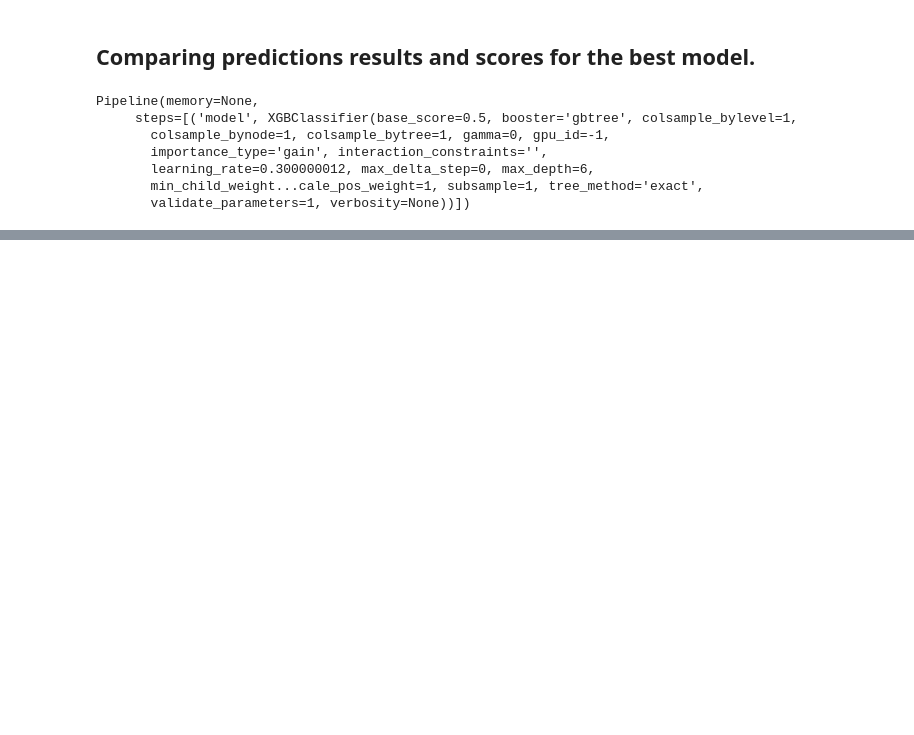
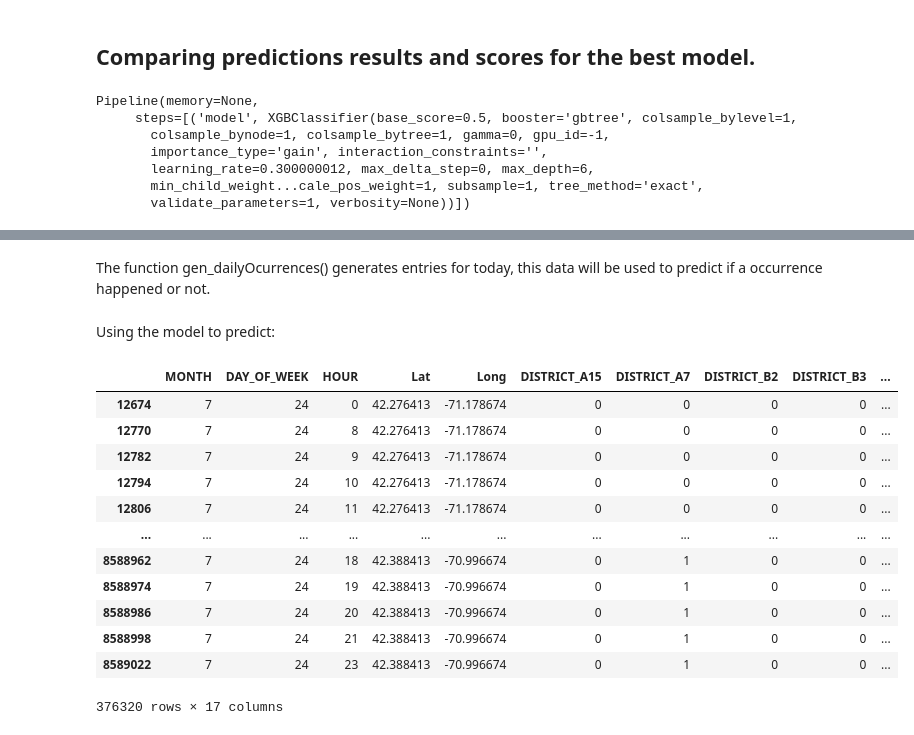
Before and after one commit to RaphaelRoriz/Machine-learning, a Jupyter notebook: CrimeBoston/Predictive modeling.ipynb, the cells around one changed output, grey strips where cells are left out. Cells and saved outputs as stored; diff of their text form; code cells hidden in the pictures; blank space fills up the shorter version.

Commit message:
daily entries classification

```diff
--- a/CrimeBoston/Predictive modeling.ipynb
+++ b/CrimeBoston/Predictive modeling.ipynb
@@ -314,0 +333,26 @@ array([[ 9683,   340],
+# %% [markdown]
+The function gen_dailyOcurrences() generates entries for today, this data will be used to predict if a occurrence happened or not.
+# %%
+data = gen_dailyOcurrences()
+# %% [markdown]
+Using the model to predict:
+# %%
+data['occurred'] = xgbPipeline.predict(data)
+# %%
+occurred = data[data['occurred'] == 1]
+# %%
+occurred
+# %% [output]
+|  | MONTH | DAY_OF_WEEK | HOUR | Lat | Long | DISTRICT_A15 | DISTRICT_A7 | DISTRICT_B2 | DISTRICT_B3 | ... |
+| 12674 | 7 | 24 | 0 | 42.276413 | -71.178674 | 0 | 0 | 0 | 0 | ... |
+| 12770 | 7 | 24 | 8 | 42.276413 | -71.178674 | 0 | 0 | 0 | 0 | ... |
+| 12782 | 7 | 24 | 9 | 42.276413 | -71.178674 | 0 | 0 | 0 | 0 | ... |
+| 12794 | 7 | 24 | 10 | 42.276413 | -71.178674 | 0 | 0 | 0 | 0 | ... |
+| 12806 | 7 | 24 | 11 | 42.276413 | -71.178674 | 0 | 0 | 0 | 0 | ... |
+| ... | ... | ... | ... | ... | ... | ... | ... | ... | ... | ... |
+| 8588962 | 7 | 24 | 18 | 42.388413 | -70.996674 | 0 | 1 | 0 | 0 | ... |
+| 8588974 | 7 | 24 | 19 | 42.388413 | -70.996674 | 0 | 1 | 0 | 0 | ... |
+| 8588986 | 7 | 24 | 20 | 42.388413 | -70.996674 | 0 | 1 | 0 | 0 | ... |
+| 8588998 | 7 | 24 | 21 | 42.388413 | -70.996674 | 0 | 1 | 0 | 0 | ... |
+| 8589022 | 7 | 24 | 23 | 42.388413 | -70.996674 | 0 | 1 | 0 | 0 | ... |
+376320 rows × 17 columns
```
Also changed, not shown: parts of 21 cells of this notebook.
